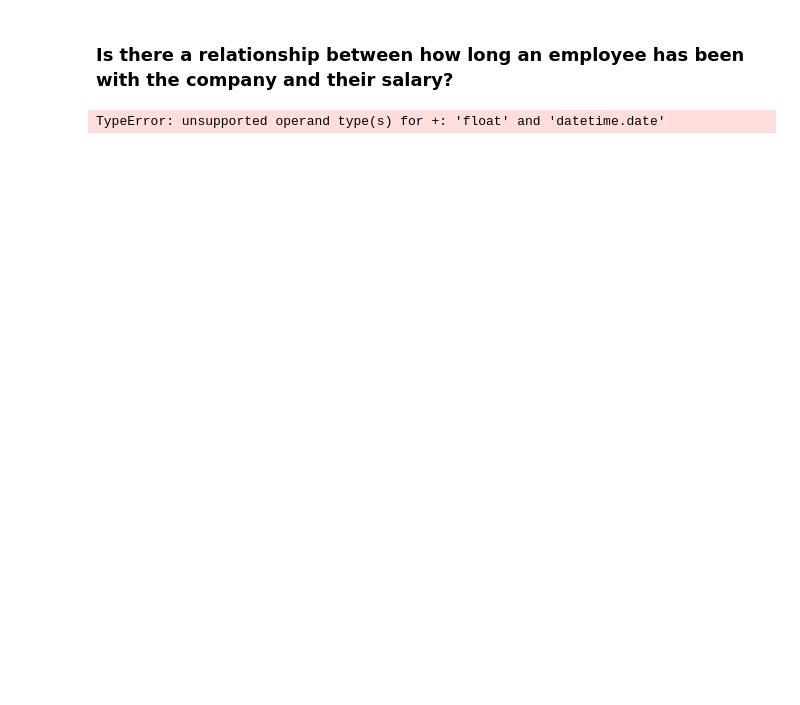
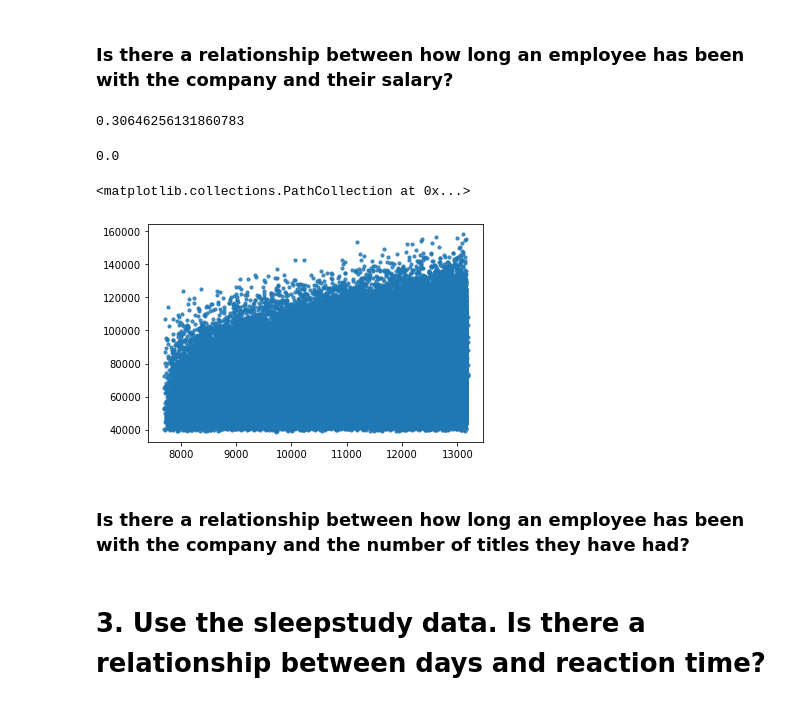
Before and after one commit to johngrinstead/statistics-exercises, a Jupyter notebook: hypothesis_testing.ipynb, the cells around one changed output. Saved outputs shown, nothing was run; the diff lists cells and outputs as text; code cells hidden in the pictures; blank space fills up the shorter version.

```diff
--- a/hypothesis_testing.ipynb
+++ b/hypothesis_testing.ipynb
@@ -374,8 +389,19 @@ employees
 # %% [markdown]
 ### Is there a relationship between how long an employee has been with the company and their salary?
 # %%
-r, p = stats.pearsonr(employees.from_date, employees.salary)
+r, p = stats.pearsonr(employees.days, employees.salary)
-# %% [output]
-TypeError: unsupported operand type(s) for +: 'float' and 'datetime.date'
-# %%
-employees['time'] = curdate() -
+# %%
+r
+# %% [output]
+0.30646256131860783
+# %%
+p
+# %% [output]
+0.0
+# %%
+plt.scatter(employees.days,employees.salary, s=10, alpha=0.8)
+# %% [output]
+<matplotlib.collections.PathCollection at 0x...>
+[figure, added]
+# %% [markdown]
+### Is there a relationship between how long an employee has been with the company and the number of titles they have had?
@@ -381,0 +410,2 @@ employees['time'] = curdate() -
+# %% [markdown]
+# 3. Use the sleepstudy data. Is there a relationship between days and reaction time?
```
Also changed, not shown: parts of 47 cells of this notebook.
